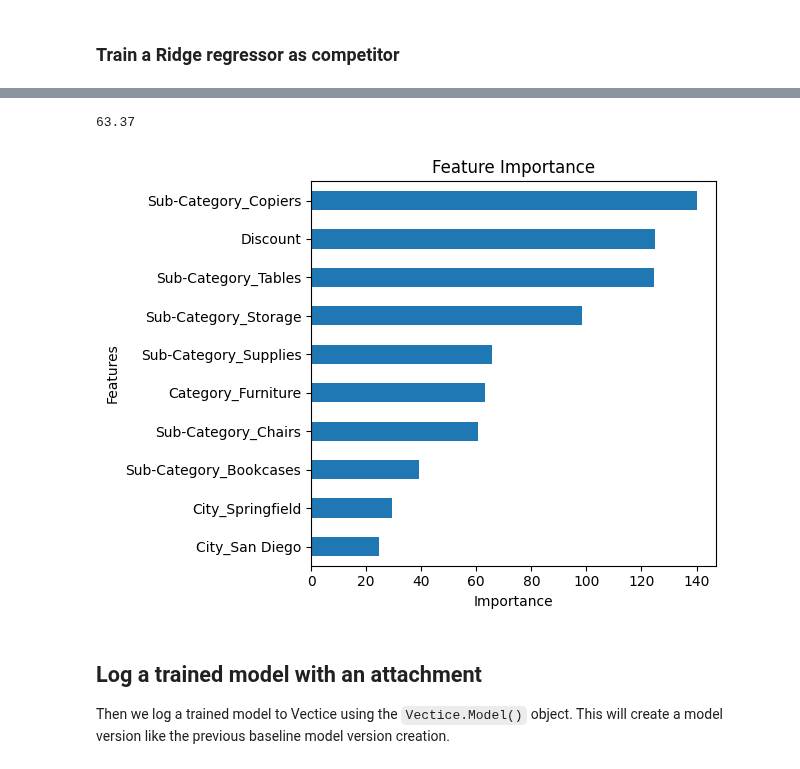
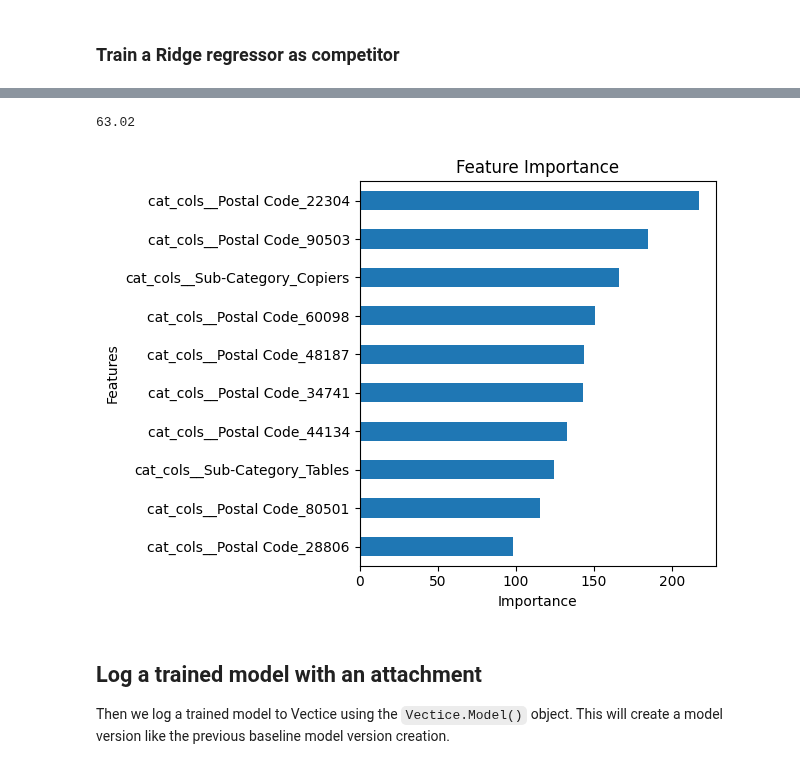
Before and after one commit to vectice/GettingStarted, a Jupyter notebook: 23.2/tutorial/Modeling.ipynb, the cells around one changed output, grey strips where cells are left out. Cells and saved outputs as stored; diff of their text form; code cells hidden in the pictures.

Commit message:
scikit encoder

```diff
--- a/23.2/tutorial/Modeling.ipynb
+++ b/23.2/tutorial/Modeling.ipynb
@@ -196,3 +197,15 @@ Pipeline(steps=[('onehotencoder',
+# %%
+OHE = OneHotEncoder(handle_unknown='infrequent_if_exist')
+scaler = StandardScaler()
+
+cat_cols = ['Ship Mode', 'Segment', 'Country', 'City', 'State', 'Postal Code','Region', 'Category', 'Sub-Category']
+num_cols = ['Quantity', 'Discount', 'Profit']
+
+transformer = ColumnTransformer([('cat_cols', OHE, cat_cols),
+                                ('num_cols', scaler, num_cols)])
+
+model = make_pipeline(transformer,Ridge())
+model.fit(X,y)
 # %%
 # Making Prediction with the training data
 y_train_pred = model.predict(X_train)
@@ -208,21 +221,21 @@ y_test_pred = model.predict(X_test)
 mae_test = mean_absolute_error(y_test, y_test_pred)
 print(round(mae_test,2))
 # %% [output]
-63.37
+63.02
 # %%
-features = model.named_steps["onehotencoder"].get_feature_names()
-importance = model.named_steps["ridge"].coef_
+feature_names = transformer.get_feature_names_out()
+feature_importances = model.named_steps['ridge'].coef_
 
-feat_imf = pd.Series(importance, index=features).sort_values()
+feat_imf = pd.Series(feature_importances, index=feature_names).sort_values()
 
 feat_imf.tail(10).plot(kind="barh")
 plt.ylabel("Features")
 plt.xlabel("Importance")
 plt.title("Feature Importance")
 plt.tight_layout()
 plt.savefig("Feature Importance.png")
 # %% [output]
-[figure, old version]
+[figure, new version]
 # %% [markdown]
 ## Log a trained model with an attachment
 
```
Also changed, not shown: parts of 6 cells of this notebook, 1 other file.
